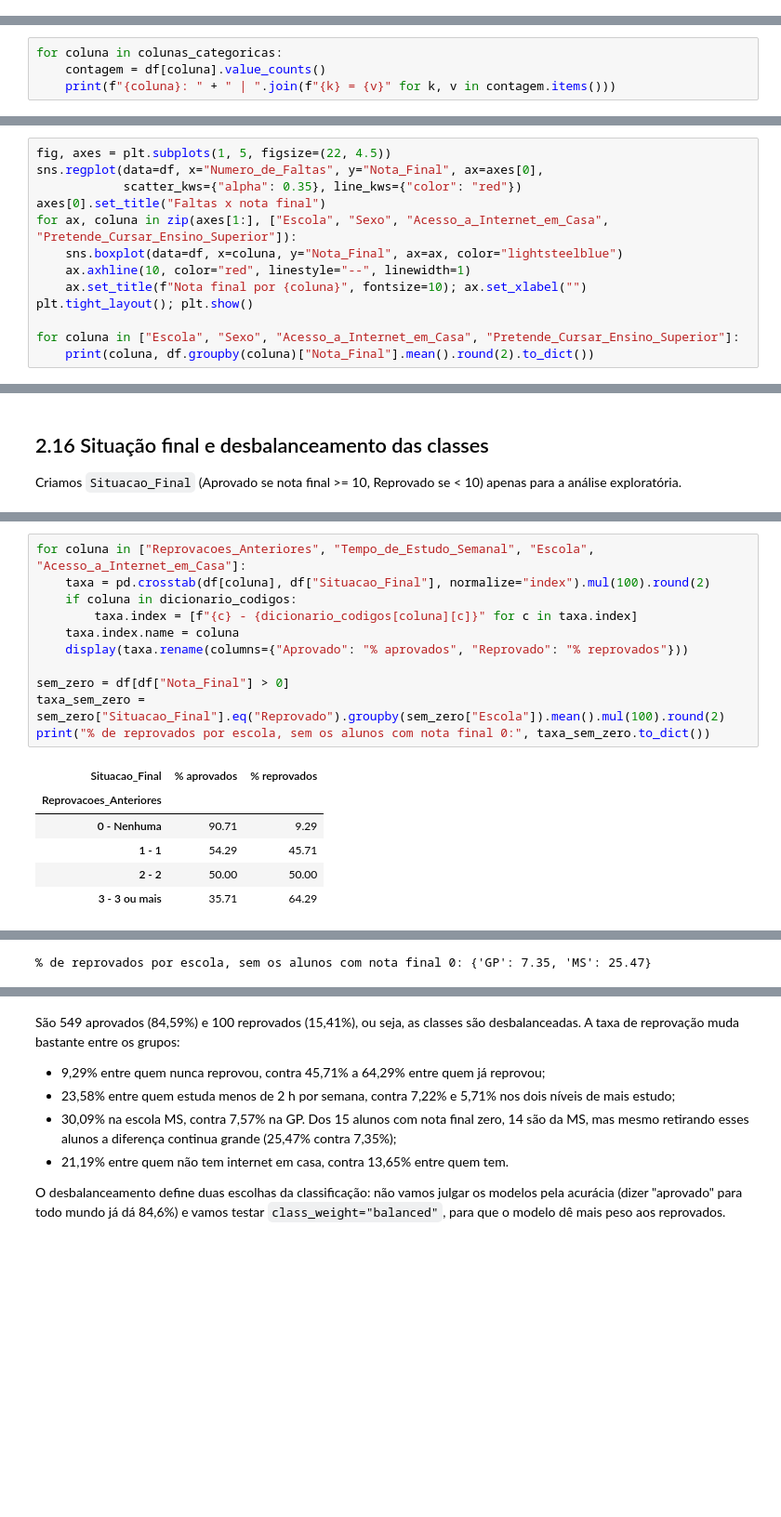
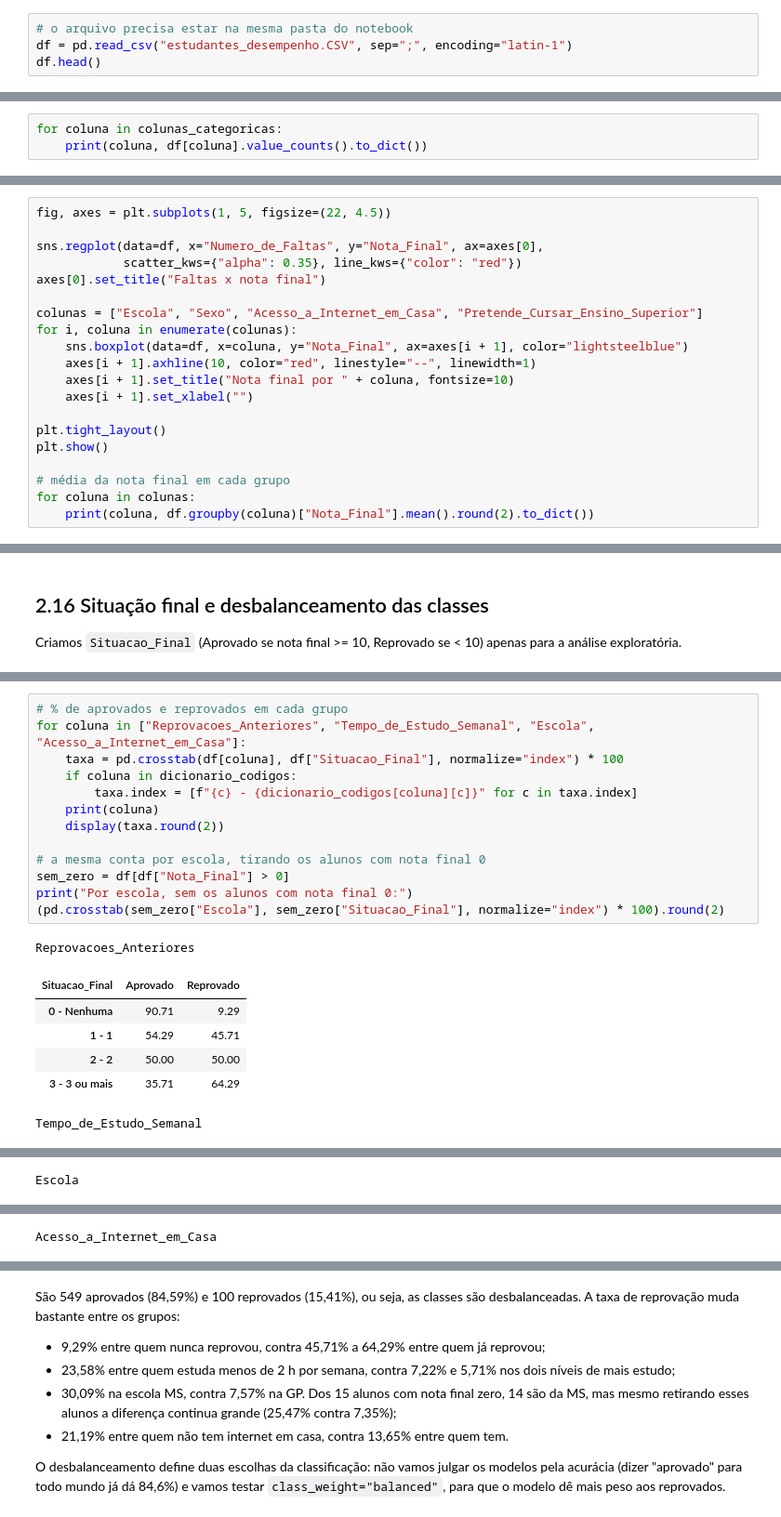
Before and after one commit to CinthiaMabuchi/Projeto_Final_Machine_Learning, a Jupyter notebook: projeto_final_ML_v3.ipynb, the cells around one changed output, grey strips where cells are left out. Shown at 93% size. Cells and saved outputs as stored; diff of their text form; blank space fills up the shorter version.

```diff
--- a/projeto_final_ML_v2.ipynb
+++ b/projeto_final_ML_v3.ipynb
@@ -157,0 +126,4 @@ df.head()
+# %%
+# o arquivo precisa estar na mesma pasta do notebook
+df = pd.read_csv("estudantes_desempenho.CSV", sep=";", encoding="latin-1")
+df.head()
@@ -231,6 +205,5 @@ Linhas completamente duplicadas: 0
 ## 2.8 Categorias
 # %%
 for coluna in colunas_categoricas:
-    contagem = df[coluna].value_counts()
-    print(f"{coluna}: " + " | ".join(f"{k} = {v}" for k, v in contagem.items()))
+    print(coluna, df[coluna].value_counts().to_dict())
 # %% [output]
@@ -522,16 +540,23 @@ for coluna in ["Tempo_de_Estudo_Semanal", "Reprovacoes_Anteriores"]:
 | 3 - 3 ou mais | 14 | 8.07 | 8.5 |
 # %%
 fig, axes = plt.subplots(1, 5, figsize=(22, 4.5))
+
 sns.regplot(data=df, x="Numero_de_Faltas", y="Nota_Final", ax=axes[0],
             scatter_kws={"alpha": 0.35}, line_kws={"color": "red"})
 axes[0].set_title("Faltas x nota final")
-for ax, coluna in zip(axes[1:], ["Escola", "Sexo", "Acesso_a_Internet_em_Casa", "Pretende_Cursar_Ensino_Superior"]):
-    sns.boxplot(data=df, x=coluna, y="Nota_Final", ax=ax, color="lightsteelblue")
-    ax.axhline(10, color="red", linestyle="--", linewidth=1)
-    ax.set_title(f"Nota final por {coluna}", fontsize=10); ax.set_xlabel("")
-plt.tight_layout(); plt.show()
 
-for coluna in ["Escola", "Sexo", "Acesso_a_Internet_em_Casa", "Pretende_Cursar_Ensino_Superior"]:
+colunas = ["Escola", "Sexo", "Acesso_a_Internet_em_Casa", "Pretende_Cursar_Ensino_Superior"]
+for i, coluna in enumerate(colunas):
+    sns.boxplot(data=df, x=coluna, y="Nota_Final", ax=axes[i + 1], color="lightsteelblue")
+    axes[i + 1].axhline(10, color="red", linestyle="--", linewidth=1)
+    axes[i + 1].set_title("Nota final por " + coluna, fontsize=10)
+    axes[i + 1].set_xlabel("")
+
+plt.tight_layout()
+plt.show()
+
+# média da nota final em cada grupo
+for coluna in colunas:
     print(coluna, df.groupby(coluna)["Nota_Final"].mean().round(2).to_dict())
 # %% [output]
 [figure]
@@ -602,19 +639,22 @@ Reprovado          100  15.41
 [figure]
 # %%
+# % de aprovados e reprovados em cada grupo
 for coluna in ["Reprovacoes_Anteriores", "Tempo_de_Estudo_Semanal", "Escola", "Acesso_a_Internet_em_Casa"]:
-    taxa = pd.crosstab(df[coluna], df["Situacao_Final"], normalize="index").mul(100).round(2)
+    taxa = pd.crosstab(df[coluna], df["Situacao_Final"], normalize="index") * 100
     if coluna in dicionario_codigos:
         taxa.index = [f"{c} - {dicionario_codigos[coluna][c]}" for c in taxa.index]
-    taxa.index.name = coluna
-    display(taxa.rename(columns={"Aprovado": "% aprovados", "Reprovado": "% reprovados"}))
+    print(coluna)
+    display(taxa.round(2))
 
+# a mesma conta por escola, tirando os alunos com nota final 0
 sem_zero = df[df["Nota_Final"] > 0]
-taxa_sem_zero = sem_zero["Situacao_Final"].eq("Reprovado").groupby(sem_zero["Escola"]).mean().mul(100).round(2)
-print("% de reprovados por escola, sem os alunos com nota final 0:", taxa_sem_zero.to_dict())
+print("Por escola, sem os alunos com nota final 0:")
+(pd.crosstab(sem_zero["Escola"], sem_zero["Situacao_Final"], normalize="index") * 100).round(2)
 # %% [output]
+Reprovacoes_Anteriores
-| Situacao_Final | % aprovados | % reprovados |
-| Reprovacoes_Anteriores |  |  |
+| Situacao_Final | Aprovado | Reprovado |
 | 0 - Nenhuma | 90.71 | 9.29 |
 | 1 - 1 | 54.29 | 45.71 |
 | 2 - 2 | 50.00 | 50.00 |
 | 3 - 3 ou mais | 35.71 | 64.29 |
+Tempo_de_Estudo_Semanal
@@ -624,3 +663,4 @@ print("% de reprovados por escola, sem os alunos com nota final 0:", taxa_sem_ze
 | 2 - 2 a 5 h | 86.56 | 13.44 |
 | 3 - 5 a 10 h | 92.78 | 7.22 |
 | 4 - Mais de 10 h | 94.29 | 5.71 |
+Escola
@@ -628,3 +668,4 @@ print("% de reprovados por escola, sem os alunos com nota final 0:", taxa_sem_ze
 | Escola |  |  |
 | GP | 92.43 | 7.57 |
 | MS | 69.91 | 30.09 |
+Acesso_a_Internet_em_Casa
@@ -632,4 +673,3 @@ print("% de reprovados por escola, sem os alunos com nota final 0:", taxa_sem_ze
 | Acesso_a_Internet_em_Casa |  |  |
 | Não | 78.81 | 21.19 |
 | Sim | 86.35 | 13.65 |
-% de reprovados por escola, sem os alunos com nota final 0: {'GP': 7.35, 'MS': 25.47}
```
Also changed, not shown: parts of 89 cells of this notebook, 6 other files.
